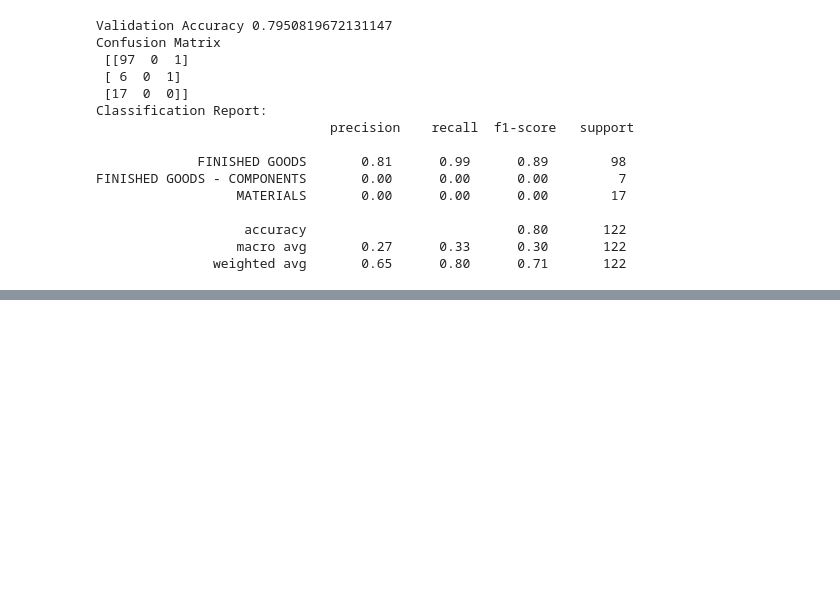
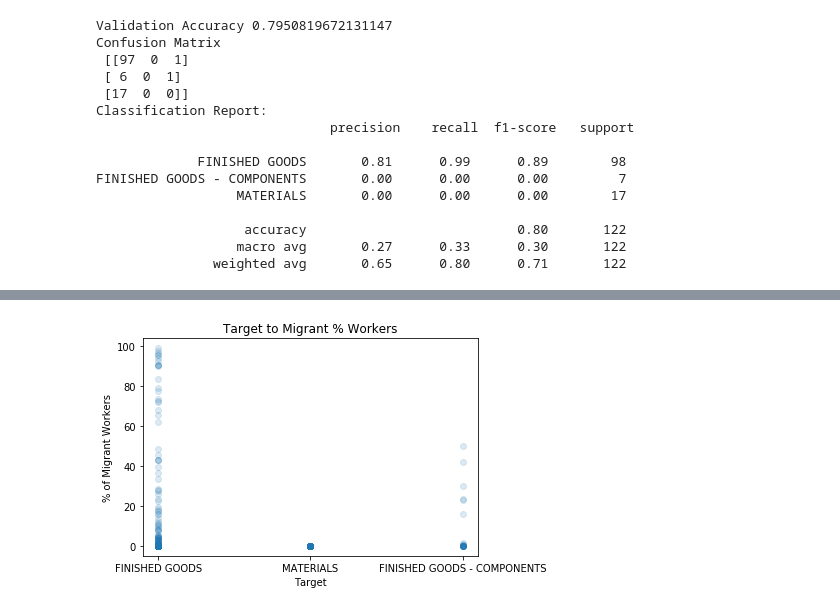
Before and after one commit to mikvikpik/nike_factory_classification, a Jupyter notebook: 07_31_2019_Revision_Unit_2_Notebook_Project_Wrangling.ipynb, the cells around one changed output, grey strips where cells are left out. Saved outputs shown, nothing was run; the diff lists cells and outputs as text; code cells hidden in the pictures; blank space fills up the shorter version.

```diff
--- a/07_31_2019_Revision_Unit_2_Notebook_Project_Wrangling.ipynb
+++ b/07_31_2019_Revision_Unit_2_Notebook_Project_Wrangling.ipynb
@@ -745,0 +966,8 @@ Using no weights on KNeighbors Classifier created lower accuracy score, while th
+# %%
+plt.scatter(y_train, X_train['% Migrant Workers'], alpha = .15)
+plt.title('Target to Migrant % Workers')
+plt.xlabel('Target')
+plt.ylabel('% of Migrant Workers')
+plt.show();
+# %% [output]
+[figure, added]
```
Also changed, not shown: parts of 26 cells of this notebook.
